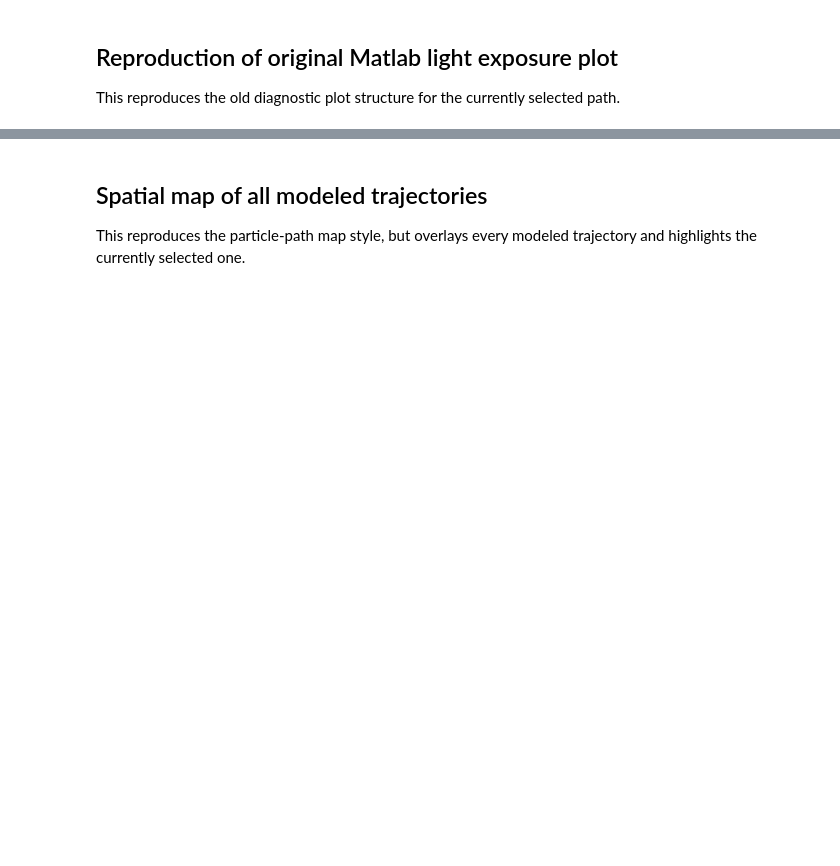
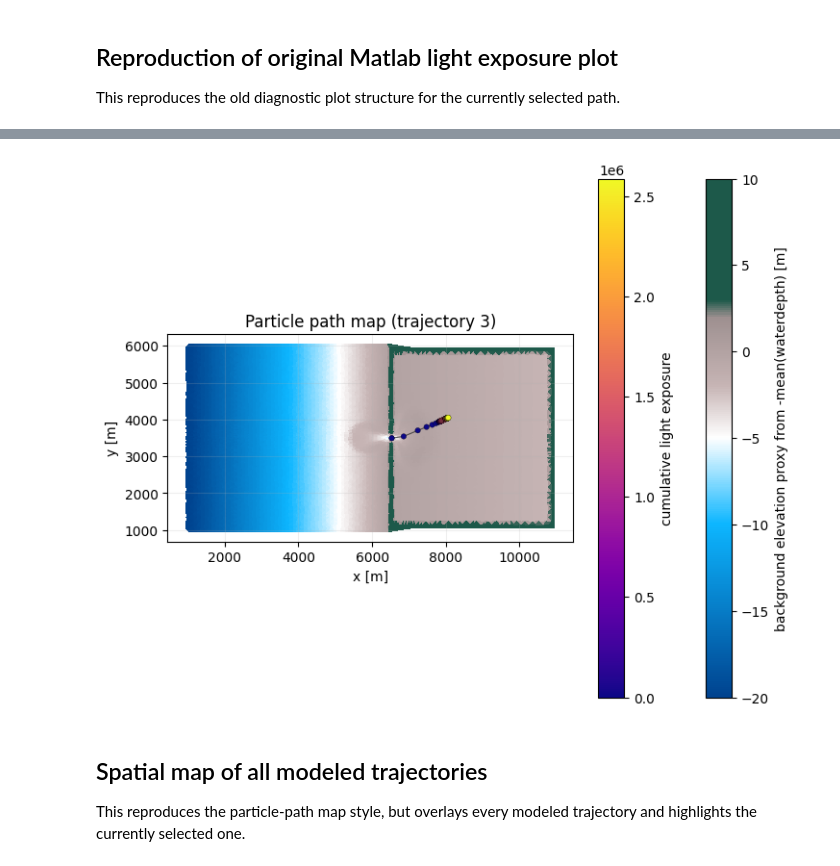
Before and after one commit to sgpearson17/sedtrails-sgp, a Jupyter notebook: examples/light_exposure_offline_workflow.ipynb, the cells around one changed output, grey strips where cells are left out. Drawn from its saved outputs; the diff is of its cells as text; code cells hidden in the pictures; blank space fills up the shorter version.

```diff
--- a/examples/light_exposure_offline_workflow.ipynb
+++ b/examples/light_exposure_offline_workflow.ipynb
@@ -647,0 +843,98 @@ ax.grid(True, alpha=0.2)
+# %%
+# Map particle position through time on top of the bathymetry
+bathy_candidates = ["bedlevel", "bed_level", "bathymetry", "zb", "zbed", "net_node_z"]
+bathy_name = next((name for name in bathy_candidates if name in fields), None)
+
+if bathy_name is not None:
+    bathy_raw = np.asarray(fields[bathy_name].values, dtype=float)
+    if bathy_raw.ndim == 1:
+        bathy_map = bathy_raw
+    elif bathy_raw.ndim == 2:
+        bathy_map = np.nanmean(bathy_raw, axis=0)
+    else:
+        bathy_map = np.nanmean(bathy_raw.reshape(bathy_raw.shape[0], -1), axis=0)
+else:
+    # Fallback: infer bed level from standardized depth so this works for non-SedTRAILS field names too.
+    bathy_map = -np.nanmean(standardized_water_depth, axis=0)
+    bathy_name = "-mean(waterdepth)"
+
+# Filter finite map points and collapse duplicated coordinates (often repeated fill points at origin).
+map_x = np.asarray(grid_x, dtype=float).reshape(-1)
+map_y = np.asarray(grid_y, dtype=float).reshape(-1)
+map_z = np.asarray(bathy_map, dtype=float).reshape(-1)
+finite_map = np.isfinite(map_x) & np.isfinite(map_y) & np.isfinite(map_z)
+map_x = map_x[finite_map]
+map_y = map_y[finite_map]
+map_z = map_z[finite_map]
+if map_x.size == 0:
+    raise ValueError("No finite bathymetry map points available for plotting")
+
+xy = np.column_stack((map_x, map_y))
+unique_xy, inverse = np.unique(xy, axis=0, return_inverse=True)
+if unique_xy.shape[0] != xy.shape[0]:
+    value_sums = np.bincount(inverse, weights=map_z)
+    value_counts = np.bincount(inverse)
+    map_z = value_sums / np.maximum(value_counts, 1)
+    map_x = unique_xy[:, 0]
+    map_y = unique_xy[:, 1]
+
+map_x, map_y, map_z, map_point_stats = _drop_isolated_map_points(map_x, map_y, map_z)
+if map_point_stats is not None and map_point_stats["dropped"] > 0:
+    print(
+        "Dropped isolated bathymetry points:",
+        int(map_point_stats["dropped"]),
+        "of",
+        int(map_point_stats["total"]),
+        f"(nn_limit={map_point_stats['nn_limit']:.2f} m)",
+    )
+
+map_triangulation, map_tri_stats = _masked_triangulation(map_x, map_y)
+if map_tri_stats is not None and map_tri_stats["masked"] > 0:
+    print(
+        "Masked long-edge bathymetry triangles:",
+        int(map_tri_stats["masked"]),
+        "of",
+        int(map_tri_stats["total"]),
+        f"(edge_limit={map_tri_stats['edge_limit']:.2f} m)",
+    )
+
+seawad_cmap, seawad_norm = bathymetry_colormap(map_background_colormap_name)
+
+fig, ax = plt.subplots(figsize=(8.5, 7.0))
+# Plot the background field first, then overlay the path colored by cumulative exposure.
+background = ax.tripcolor(
+    map_triangulation,
+    map_z,
+    shading="flat",
+    cmap=seawad_cmap,
+    norm=seawad_norm,
+ )
+plt.colorbar(background, ax=ax, label=f"background elevation proxy from {bathy_name} [m]")
+
+cumulative_exposure_for_map = np.asarray(exposure_for_plot.cumulative_light_dose, dtype=float).reshape(track_datetime.size, -1)[:, 0]
+ax.plot(
+    track_x[:, 0],
+    track_y[:, 0],
+    color="0.2",
+    lw=0.8,
+    alpha=0.8,
+    zorder=2,
+ )
+particle_scatter = ax.scatter(
+    track_x[:, 0],
+    track_y[:, 0],
+    c=cumulative_exposure_for_map,
+    cmap=map_particle_value_colormap,
+    s=map_particle_marker_size,
+    edgecolor=map_particle_marker_edgecolor,
+    linewidths=map_particle_marker_edgewidth,
+    zorder=3,
+ )
+plt.colorbar(particle_scatter, ax=ax, label="cumulative light exposure")
+
+ax.set_title(f"Particle path map ({particle_label})")
+ax.set_xlabel("x [m]")
+ax.set_ylabel("y [m]")
+ax.set_aspect("equal", adjustable="box")
+ax.grid(True, alpha=0.2)
+# %% [output]
@@ -648,3 +943,4 @@ ax.grid(True, alpha=0.2)
+[figure, added]
 # %% [markdown]
 ## Spatial map of all modeled trajectories
 
```
Also changed, not shown: parts of 16 cells of this notebook.
